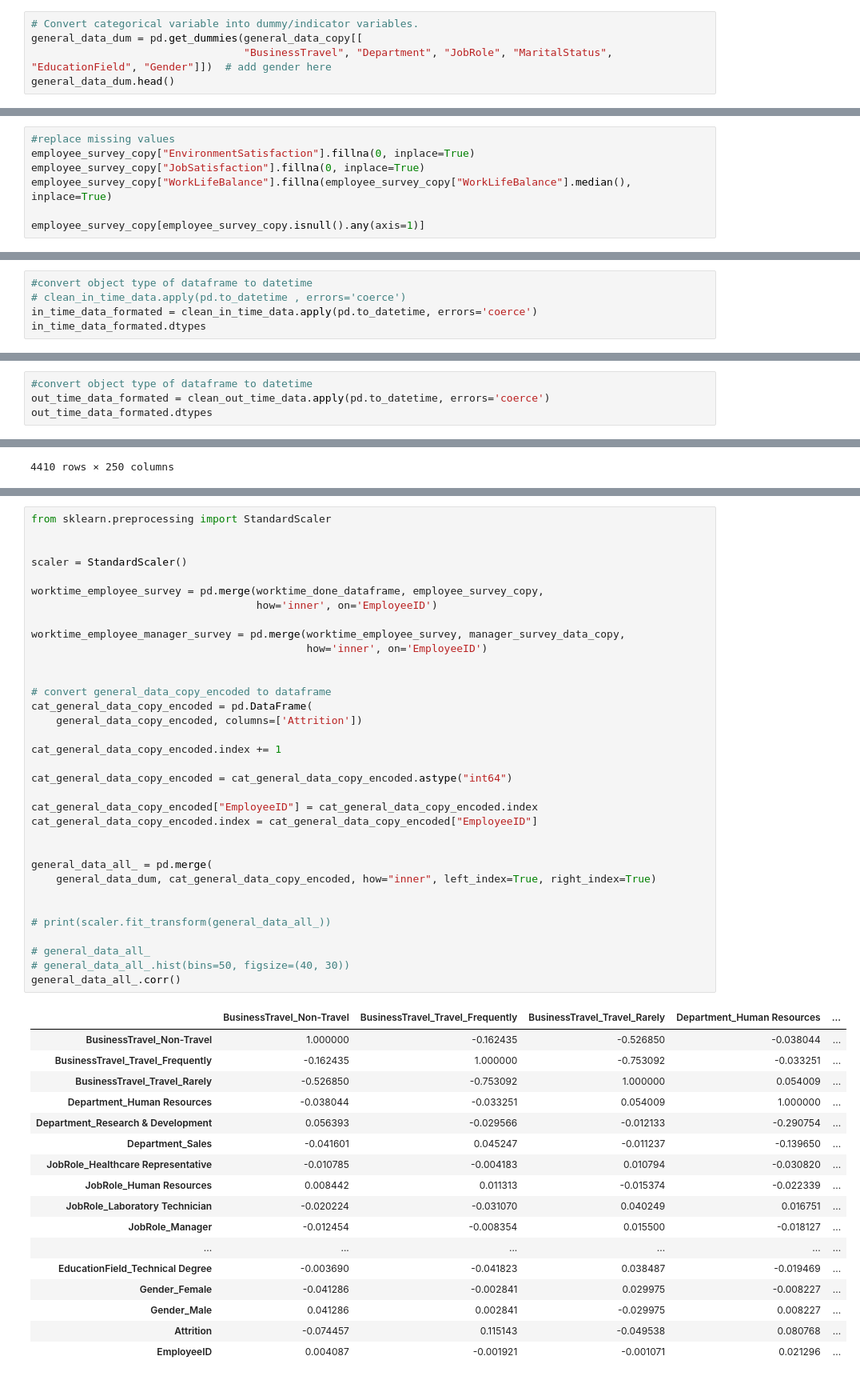
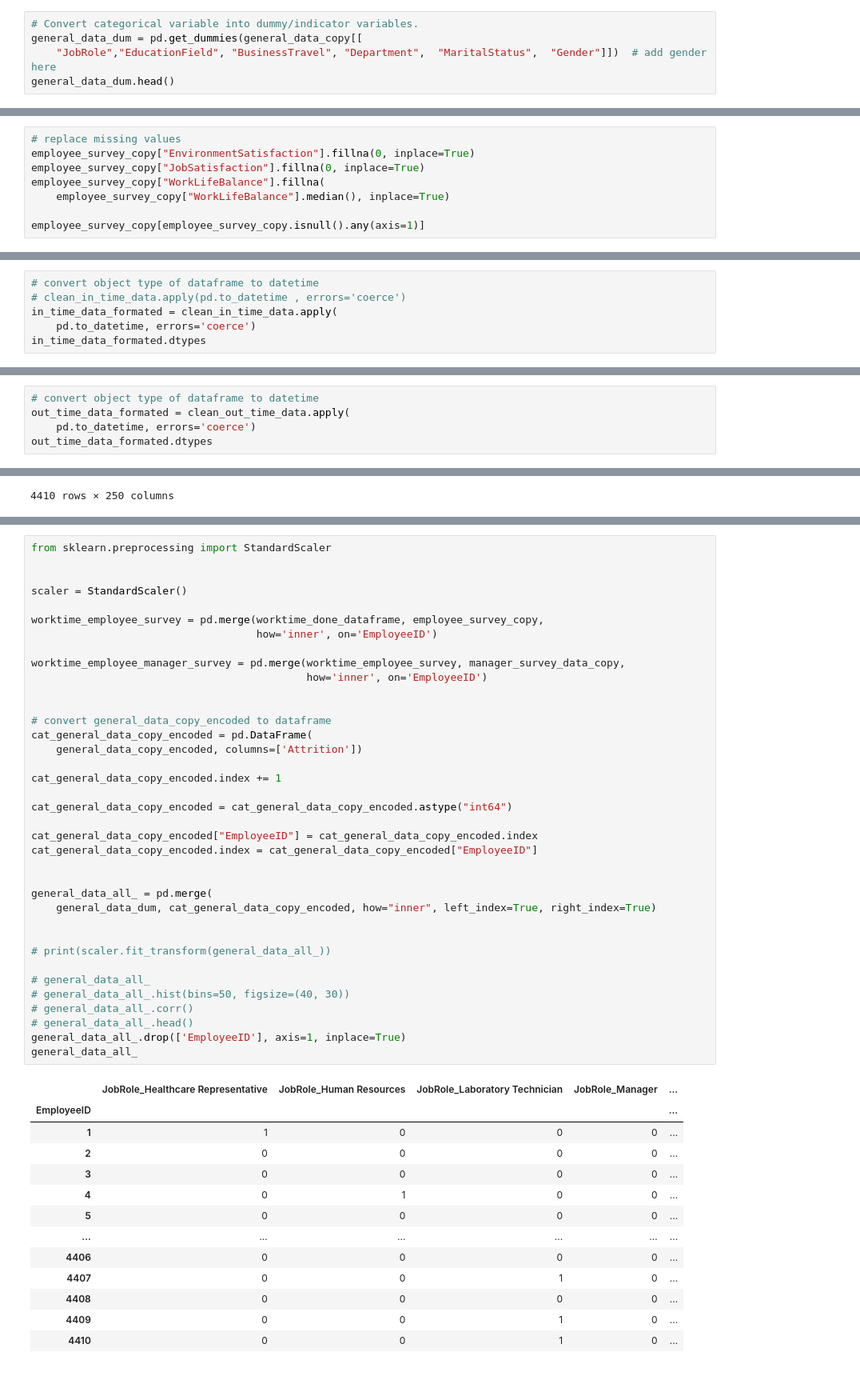
Before and after one commit to ramdaniAli/IA_PROJECT, a Jupyter notebook: project_test.ipynb, the cells around one changed output, grey strips where cells are left out. Shown at 80% size. Drawn from its saved outputs; the diff is of its cells as text.

```diff
--- a/project_test.ipynb
+++ b/project_test.ipynb
@@ -228,6 +220,6 @@ ordinal_encoder.categories_
 # %%
 # Convert categorical variable into dummy/indicator variables.
 general_data_dum = pd.get_dummies(general_data_copy[[
-                                  "BusinessTravel", "Department", "JobRole", "MaritalStatus", "EducationField", "Gender"]])  # add gender here
+    "JobRole","EducationField", "BusinessTravel", "Department",  "MaritalStatus",  "Gender"]])  # add gender here
 general_data_dum.head()
 # %% [output]
@@ -330,10 +322,11 @@ employee_survey_copy[employee_survey_copy.isnull().any(axis=1)]
 | 4409 | 4410 | 1.0 | 3.0 | NaN |
 83 rows × 4 columns
 # %%
-#replace missing values
+# replace missing values
 employee_survey_copy["EnvironmentSatisfaction"].fillna(0, inplace=True)
 employee_survey_copy["JobSatisfaction"].fillna(0, inplace=True)
-employee_survey_copy["WorkLifeBalance"].fillna(employee_survey_copy["WorkLifeBalance"].median(), inplace=True)
+employee_survey_copy["WorkLifeBalance"].fillna(
+    employee_survey_copy["WorkLifeBalance"].median(), inplace=True)
 
 employee_survey_copy[employee_survey_copy.isnull().any(axis=1)]
 # %% [output]
@@ -501,9 +494,10 @@ Columns: 250 entries, EmployeeID to 2015-12-31
 dtypes: int64(1), object(249)
 memory usage: 8.4+ MB
 # %%
-#convert object type of dataframe to datetime
+# convert object type of dataframe to datetime
 # clean_in_time_data.apply(pd.to_datetime , errors='coerce')
-in_time_data_formated = clean_in_time_data.apply(pd.to_datetime, errors='coerce')
+in_time_data_formated = clean_in_time_data.apply(
+    pd.to_datetime, errors='coerce')
 in_time_data_formated.dtypes
 # %% [output]
 EmployeeID    datetime64[ns]
@@ -519,8 +513,9 @@ EmployeeID    datetime64[ns]
 2015-12-31    datetime64[ns]
 Length: 250, dtype: object
 # %%
-#convert object type of dataframe to datetime
-out_time_data_formated = clean_out_time_data.apply(pd.to_datetime, errors='coerce')
+# convert object type of dataframe to datetime
+out_time_data_formated = clean_out_time_data.apply(
+    pd.to_datetime, errors='coerce')
 out_time_data_formated.dtypes
 # %% [output]
 EmployeeID    datetime64[ns]
@@ -588,48 +583,47 @@ from sklearn.preprocessing import StandardScaler
 scaler = StandardScaler()
 
 worktime_employee_survey = pd.merge(worktime_done_dataframe, employee_survey_copy,
                                     how='inner', on='EmployeeID')
 
 worktime_employee_manager_survey = pd.merge(worktime_employee_survey, manager_survey_data_copy,
                                             how='inner', on='EmployeeID')
 
 
 # convert general_data_copy_encoded to dataframe
 cat_general_data_copy_encoded = pd.DataFrame(
     general_data_copy_encoded, columns=['Attrition'])
 
 cat_general_data_copy_encoded.index += 1
 
 cat_general_data_copy_encoded = cat_general_data_copy_encoded.astype("int64")
 
 cat_general_data_copy_encoded["EmployeeID"] = cat_general_data_copy_encoded.index
 cat_general_data_copy_encoded.index = cat_general_data_copy_encoded["EmployeeID"]
 
 
 general_data_all_ = pd.merge(
     general_data_dum, cat_general_data_copy_encoded, how="inner", left_index=True, right_index=True)
 
 
 # print(scaler.fit_transform(general_data_all_))
 
 # general_data_all_
 # general_data_all_.hist(bins=50, figsize=(40, 30))
-general_data_all_.corr()
+# general_data_all_.corr()
+# general_data_all_.head()
+general_data_all_.drop(['EmployeeID'], axis=1, inplace=True)
+general_data_all_
 # %% [output]
-|  | BusinessTravel_Non-Travel | BusinessTravel_Travel_Frequently | BusinessTravel_Travel_Rarely | Department_Human Resources | ... |
-| BusinessTravel_Non-Travel | 1.000000 | -0.162435 | -0.526850 | -0.038044 | ... |
-| BusinessTravel_Travel_Frequently | -0.162435 | 1.000000 | -0.753092 | -0.033251 | ... |
-| BusinessTravel_Travel_Rarely | -0.526850 | -0.753092 | 1.000000 | 0.054009 | ... |
-| Department_Human Resources | -0.038044 | -0.033251 | 0.054009 | 1.000000 | ... |
-| Department_Research & Development | 0.056393 | -0.029566 | -0.012133 | -0.290754 | ... |
-| Department_Sales | -0.041601 | 0.045247 | -0.011237 | -0.139650 | ... |
-| JobRole_Healthcare Representative | -0.010785 | -0.004183 | 0.010794 | -0.030820 | ... |
-| JobRole_Human Resources | 0.008442 | 0.011313 | -0.015374 | -0.022339 | ... |
-| JobRole_Laboratory Technician | -0.020224 | -0.031070 | 0.040249 | 0.016751 | ... |
-| JobRole_Manager | -0.012454 | -0.008354 | 0.015500 | -0.018127 | ... |
+|  | JobRole_Healthcare Representative | JobRole_Human Resources | JobRole_Laboratory Technician | JobRole_Manager | ... |
+| EmployeeID |  |  |  |  | ... |
+| 1 | 1 | 0 | 0 | 0 | ... |
+| 2 | 0 | 0 | 0 | 0 | ... |
+| 3 | 0 | 0 | 0 | 0 | ... |
+| 4 | 0 | 1 | 0 | 0 | ... |
+| 5 | 0 | 0 | 0 | 0 | ... |
 | ... | ... | ... | ... | ... | ... |
-| EducationField_Technical Degree | -0.003690 | -0.041823 | 0.038487 | -0.019469 | ... |
-| Gender_Female | -0.041286 | -0.002841 | 0.029975 | -0.008227 | ... |
-| Gender_Male | 0.041286 | 0.002841 | -0.029975 | 0.008227 | ... |
-| Attrition | -0.074457 | 0.115143 | -0.049538 | 0.080768 | ... |
-| EmployeeID | 0.004087 | -0.001921 | -0.001071 | 0.021296 | ... |
+| 4406 | 0 | 0 | 0 | 0 | ... |
+| 4407 | 0 | 0 | 1 | 0 | ... |
+| 4408 | 0 | 0 | 0 | 0 | ... |
+| 4409 | 0 | 0 | 1 | 0 | ... |
+| 4410 | 0 | 0 | 1 | 0 | ... |
```
Also changed, not shown: parts of 28 cells of this notebook.
